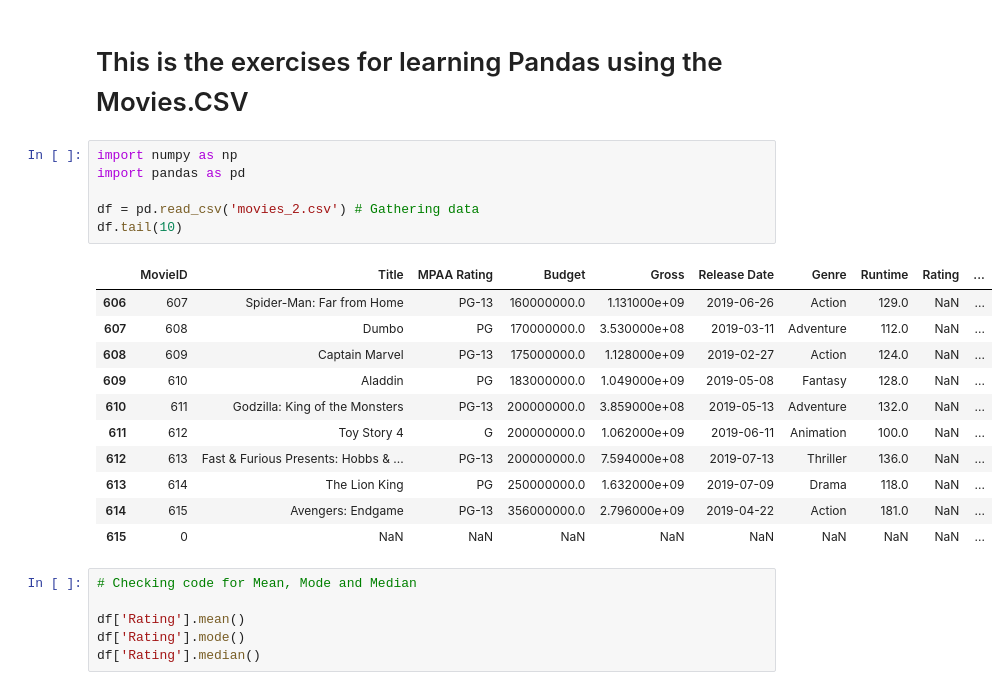
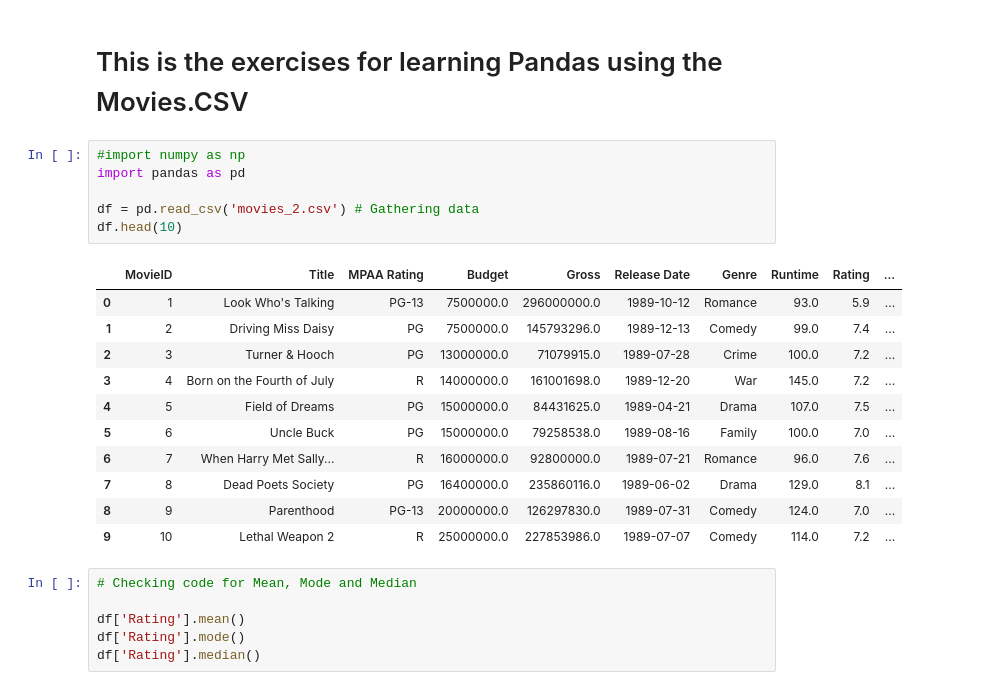
Before and after one commit to arjunpsk/Intro-to-Pandas, a Jupyter notebook: Pandas Exercises.ipynb, the cells around one changed output. Drawn from its saved outputs; the diff is of its cells as text.

```diff
--- a/Pandas Exercises.ipynb
+++ b/Pandas Exercises.ipynb
@@ -1,23 +1,23 @@
 # %% [markdown]
 # This is the exercises for learning Pandas using the Movies.CSV
 # %%
-import numpy as np
+#import numpy as np
 import pandas as pd
 
 df = pd.read_csv('movies_2.csv') # Gathering data
-df.tail(10)
+df.head(10)
 # %% [output]
 |  | MovieID | Title | MPAA Rating | Budget | Gross | Release Date | Genre | Runtime | Rating | ... |
-| 606 | 607 | Spider-Man: Far from Home | PG-13 | 160000000.0 | 1.131000e+09 | 2019-06-26 | Action | 129.0 | NaN | ... |
-| 607 | 608 | Dumbo | PG | 170000000.0 | 3.530000e+08 | 2019-03-11 | Adventure | 112.0 | NaN | ... |
-| 608 | 609 | Captain Marvel | PG-13 | 175000000.0 | 1.128000e+09 | 2019-02-27 | Action | 124.0 | NaN | ... |
-| 609 | 610 | Aladdin | PG | 183000000.0 | 1.049000e+09 | 2019-05-08 | Fantasy | 128.0 | NaN | ... |
-| 610 | 611 | Godzilla: King of the Monsters | PG-13 | 200000000.0 | 3.859000e+08 | 2019-05-13 | Adventure | 132.0 | NaN | ... |
-| 611 | 612 | Toy Story 4 | G | 200000000.0 | 1.062000e+09 | 2019-06-11 | Animation | 100.0 | NaN | ... |
-| 612 | 613 | Fast & Furious Presents: Hobbs & ... | PG-13 | 200000000.0 | 7.594000e+08 | 2019-07-13 | Thriller | 136.0 | NaN | ... |
-| 613 | 614 | The Lion King | PG | 250000000.0 | 1.632000e+09 | 2019-07-09 | Drama | 118.0 | NaN | ... |
-| 614 | 615 | Avengers: Endgame | PG-13 | 356000000.0 | 2.796000e+09 | 2019-04-22 | Action | 181.0 | NaN | ... |
-| 615 | 0 | NaN | NaN | NaN | NaN | NaN | NaN | NaN | NaN | ... |
+| 0 | 1 | Look Who's Talking | PG-13 | 7500000.0 | 296000000.0 | 1989-10-12 | Romance | 93.0 | 5.9 | ... |
+| 1 | 2 | Driving Miss Daisy | PG | 7500000.0 | 145793296.0 | 1989-12-13 | Comedy | 99.0 | 7.4 | ... |
+| 2 | 3 | Turner & Hooch | PG | 13000000.0 | 71079915.0 | 1989-07-28 | Crime | 100.0 | 7.2 | ... |
+| 3 | 4 | Born on the Fourth of July | R | 14000000.0 | 161001698.0 | 1989-12-20 | War | 145.0 | 7.2 | ... |
+| 4 | 5 | Field of Dreams | PG | 15000000.0 | 84431625.0 | 1989-04-21 | Drama | 107.0 | 7.5 | ... |
+| 5 | 6 | Uncle Buck | PG | 15000000.0 | 79258538.0 | 1989-08-16 | Family | 100.0 | 7.0 | ... |
+| 6 | 7 | When Harry Met Sally... | R | 16000000.0 | 92800000.0 | 1989-07-21 | Romance | 96.0 | 7.6 | ... |
+| 7 | 8 | Dead Poets Society | PG | 16400000.0 | 235860116.0 | 1989-06-02 | Drama | 129.0 | 8.1 | ... |
+| 8 | 9 | Parenthood | PG-13 | 20000000.0 | 126297830.0 | 1989-07-31 | Comedy | 124.0 | 7.0 | ... |
+| 9 | 10 | Lethal Weapon 2 | R | 25000000.0 | 227853986.0 | 1989-07-07 | Comedy | 114.0 | 7.2 | ... |
 # %%
 # Checking code for Mean, Mode and Median
 
```
Also changed, not shown: parts of 49 cells of this notebook.
